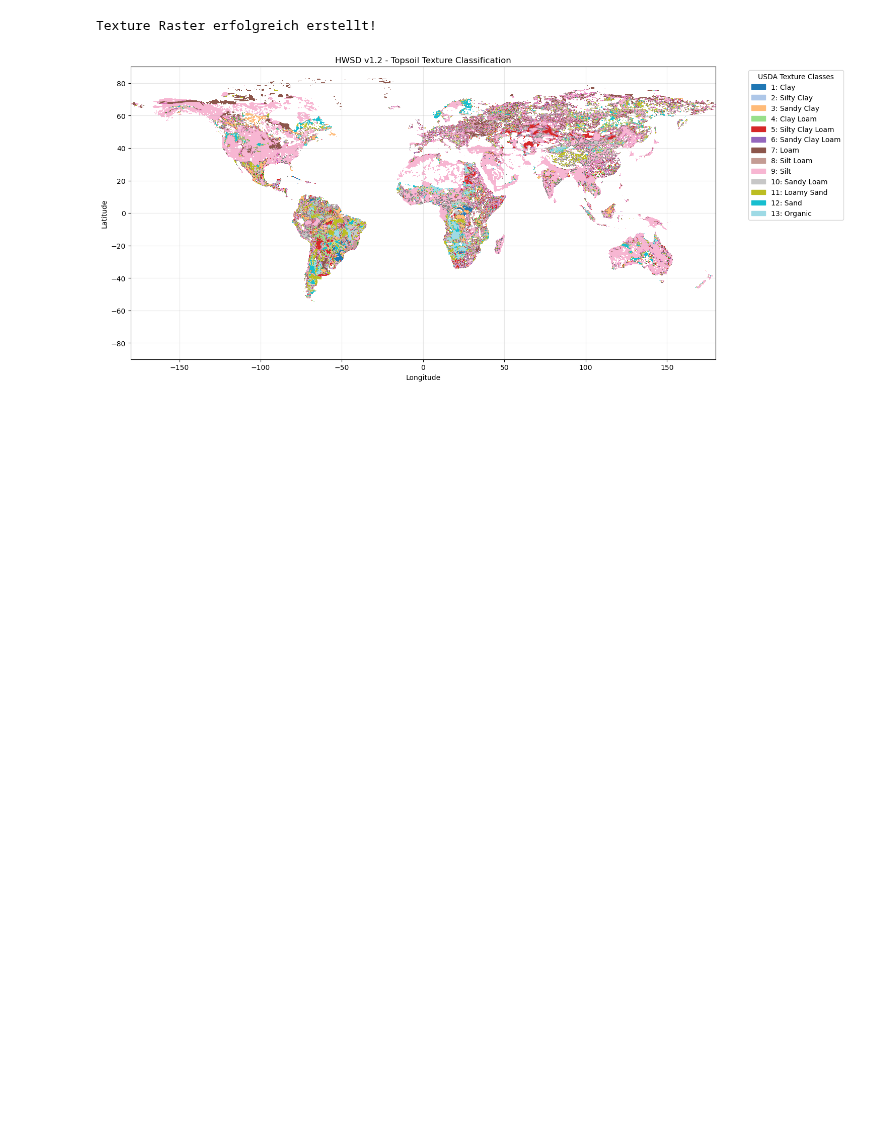
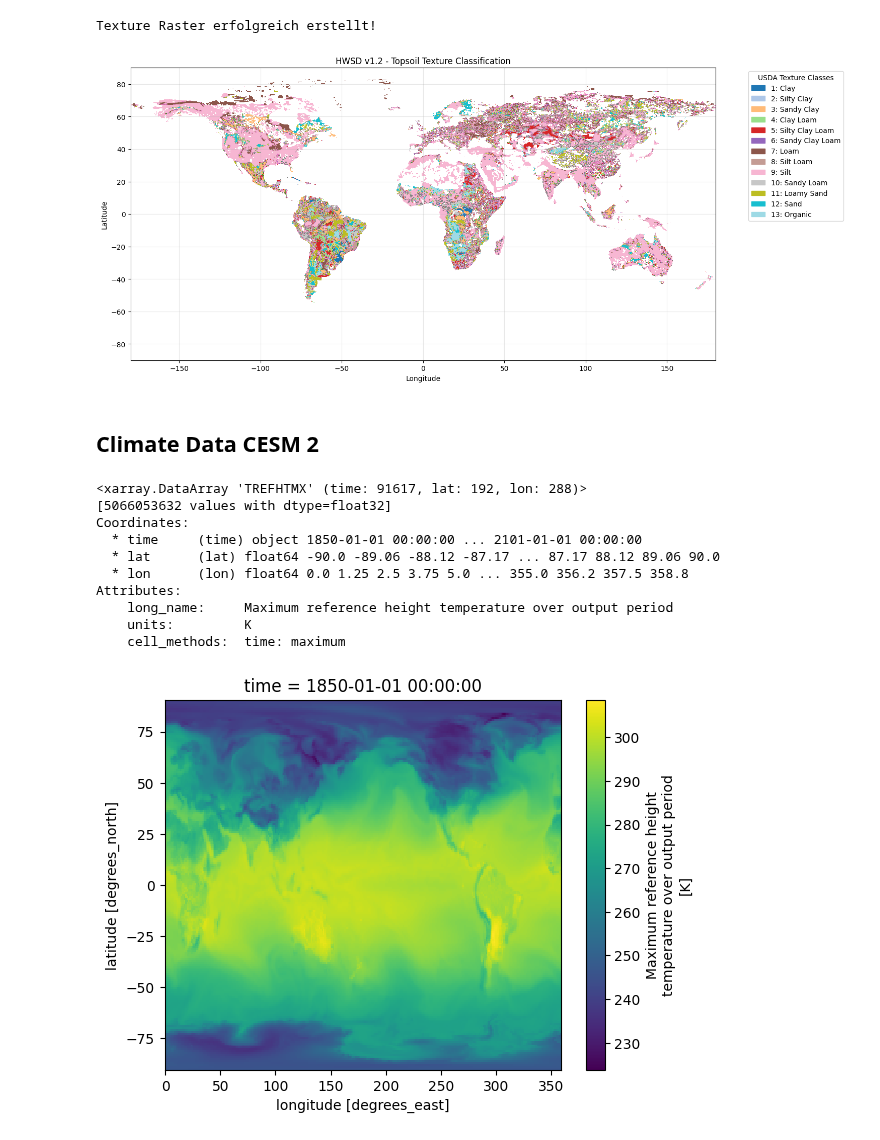
Before and after one commit to patricemahlau/Crop_Emulator_Project, a Jupyter notebook: Crop_Emulator_Script.ipynb, the cells around one changed output. Cells and saved outputs as stored; diff of their text form; code cells hidden in the pictures; blank space fills up the shorter version.

```diff
--- a/Crop_Emulator_Script.ipynb
+++ b/Crop_Emulator_Script.ipynb
@@ -536,3 +625,25 @@ plt.grid(alpha=0.3)
 plt.show()
 # %% [output]
 [figure]
+# %% [markdown]
+## Climate Data CESM 2
+# %%
+#inspect climate CESM 2 data we have: tas max
+import xarray as xr
+
+data = xr.open_dataset(r"/climca/data/CESM2_LE/TREFHTMX/day_processed/b.e21.f09_g17.LE2-1001.001.cam.h1.TREFHTMX.1850-2100.nc", engine = "netcdf4")
+tmax = data["TREFHTMX"]
+tmax.isel(time=0).plot()
+print(tmax)
+# %% [output]
+<xarray.DataArray 'TREFHTMX' (time: 91617, lat: 192, lon: 288)>
+[5066053632 values with dtype=float32]
+Coordinates:
+  * time     (time) object 1850-01-01 00:00:00 ... 2101-01-01 00:00:00
+  * lat      (lat) float64 -90.0 -89.06 -88.12 -87.17 ... 87.17 88.12 89.06 90.0
+  * lon      (lon) float64 0.0 1.25 2.5 3.75 5.0 ... 355.0 356.2 357.5 358.8
+Attributes:
+    long_name:     Maximum reference height temperature over output period
+    units:         K
+    cell_methods:  time: maximum
+[figure, added]
```
Also changed, not shown: parts of 22 cells of this notebook.
